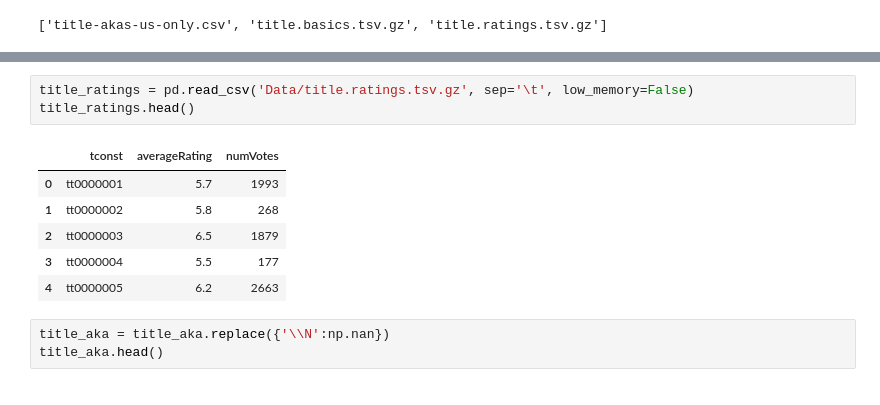
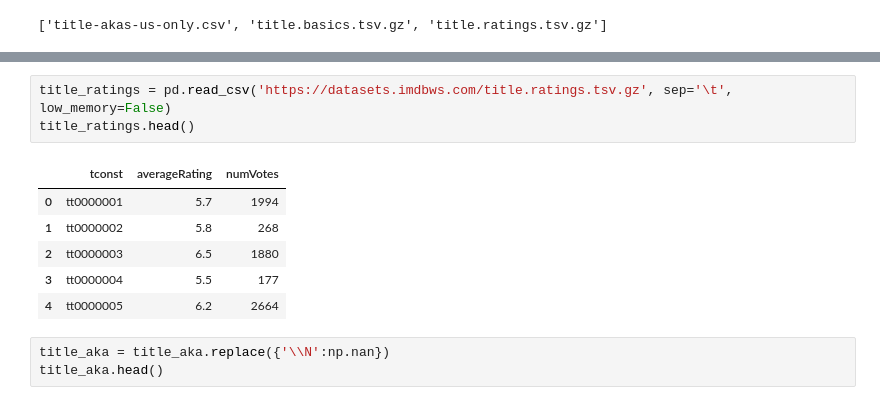
Before and after one commit to aksalas/Proejct-3-Part-1, a Jupyter notebook: Project 3 - Part 1.ipynb, the cells around one changed output, grey strips where cells are left out. Saved outputs shown, nothing was run; the diff lists cells and outputs as text.

```diff
--- a/Project 3 - Part 1.ipynb
+++ b/Project 3 - Part 1.ipynb
@@ -28,15 +28,15 @@ title_basics.head()
 | 3 | tt0000004 | short | Un bon bock | Un bon bock | 0 | 1892 | \N | 12 | Animation,Short |
 | 4 | tt0000005 | short | Blacksmith Scene | Blacksmith Scene | 0 | 1893 | \N | 1 | Comedy,Short |
 # %%
-title_ratings = pd.read_csv('Data/title.ratings.tsv.gz', sep='\t', low_memory=False)
+title_ratings = pd.read_csv('https://datasets.imdbws.com/title.ratings.tsv.gz', sep='\t', low_memory=False)
 title_ratings.head()
 # %% [output]
 |  | tconst | averageRating | numVotes |
-| 0 | tt0000001 | 5.7 | 1993 |
+| 0 | tt0000001 | 5.7 | 1994 |
 | 1 | tt0000002 | 5.8 | 268 |
-| 2 | tt0000003 | 6.5 | 1879 |
+| 2 | tt0000003 | 6.5 | 1880 |
 | 3 | tt0000004 | 5.5 | 177 |
-| 4 | tt0000005 | 6.2 | 2663 |
+| 4 | tt0000005 | 6.2 | 2664 |
 # %%
 title_aka = title_aka.replace({'\\N':np.nan})
 title_aka.head()
```
Also changed, not shown: parts of 15 cells of this notebook.
